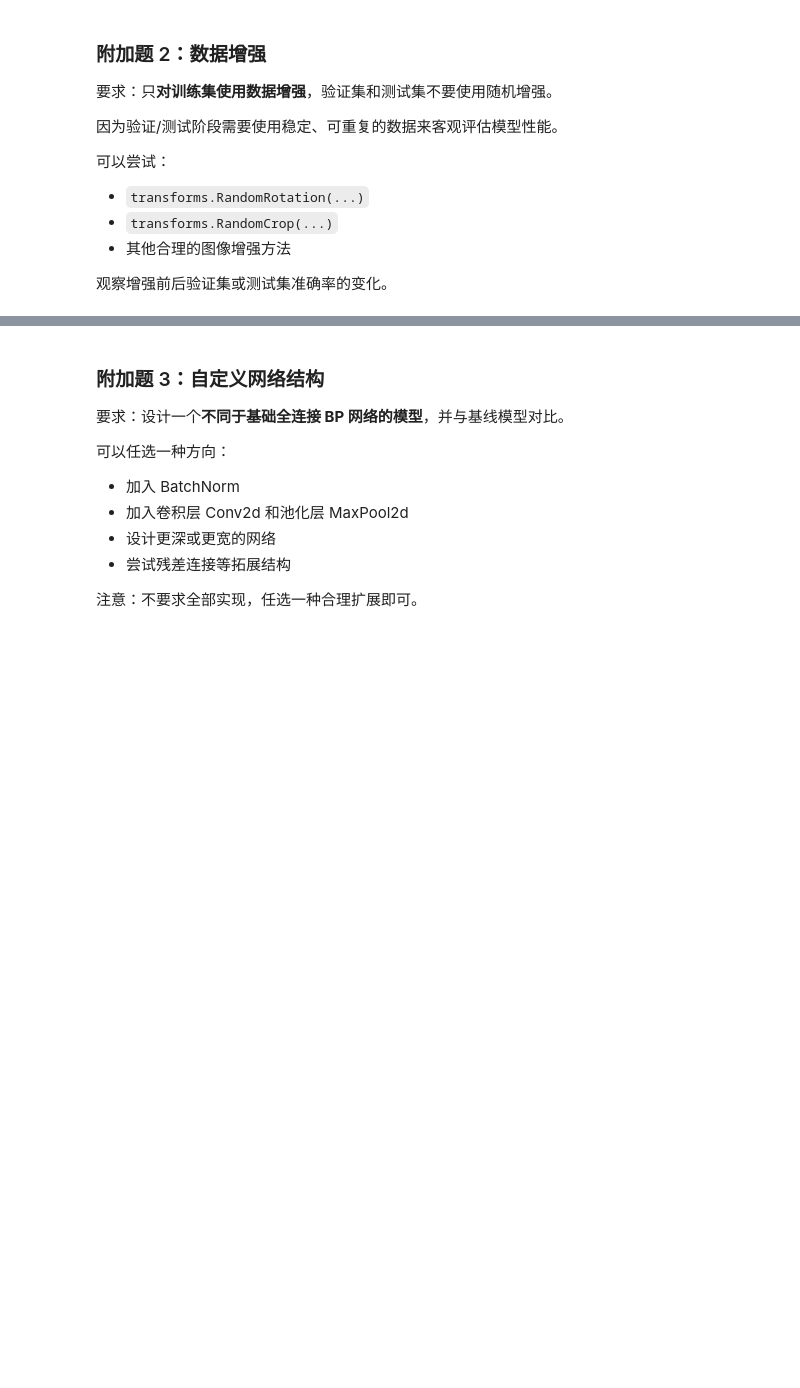
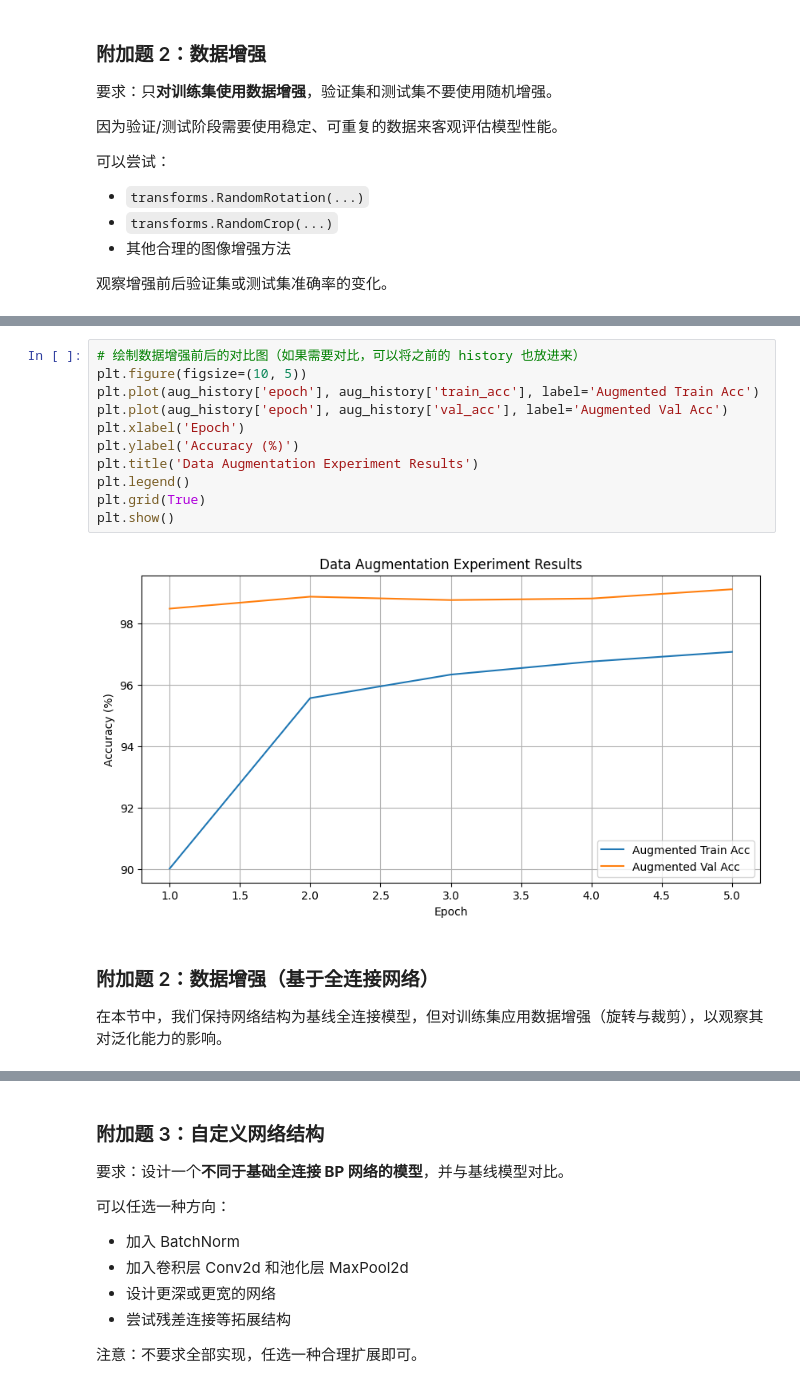
Before and after one commit to ZCK17/ML-lab2, a Jupyter notebook: ml_lab2_pytorch_mnist.ipynb, the cells around one changed output, grey strips where cells are left out. Saved outputs shown, nothing was run; the diff lists cells and outputs as text; blank space fills up the shorter version.

```diff
--- a/ml_lab2_pytorch_mnist.ipynb
+++ b/ml_lab2_pytorch_mnist.ipynb
@@ -1638,0 +1673,17 @@ print("==== Training Finished ====")
+# %%
+# 绘制数据增强前后的对比图（如果需要对比，可以将之前的 history 也放进来）
+plt.figure(figsize=(10, 5))
+plt.plot(aug_history['epoch'], aug_history['train_acc'], label='Augmented Train Acc')
+plt.plot(aug_history['epoch'], aug_history['val_acc'], label='Augmented Val Acc')
+plt.xlabel('Epoch')
+plt.ylabel('Accuracy (%)')
+plt.title('Data Augmentation Experiment Results')
+plt.legend()
+plt.grid(True)
+plt.show()
+# %% [output]
+[figure, added]
+# %% [markdown]
+### 附加题 2：数据增强（基于全连接网络）
+
+在本节中，我们保持网络结构为基线全连接模型，但对训练集应用数据增强（旋转与裁剪），以观察其对泛化能力的影响。
```
Also changed, not shown: parts of 28 cells of this notebook.
